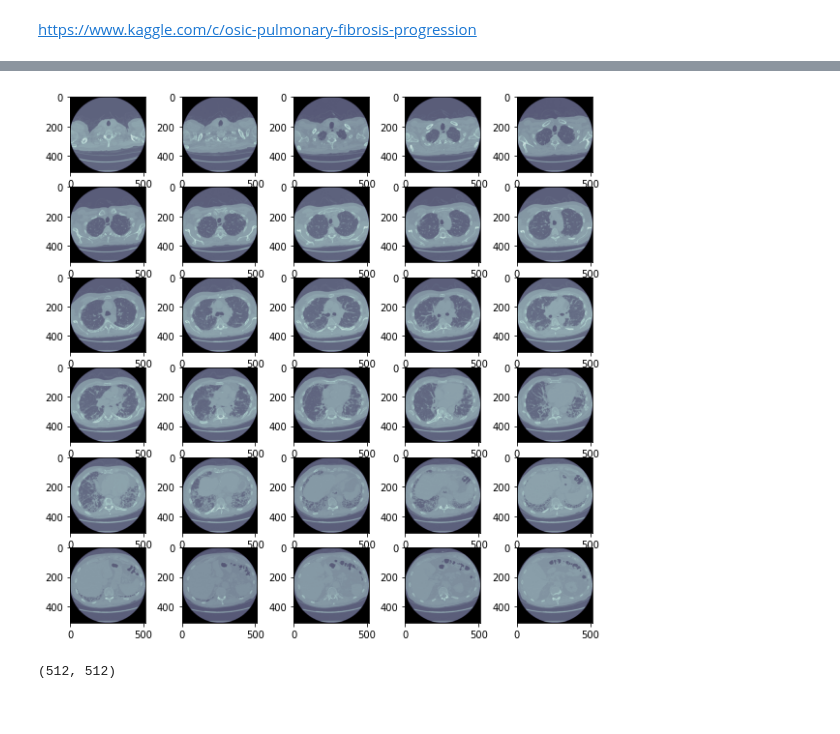
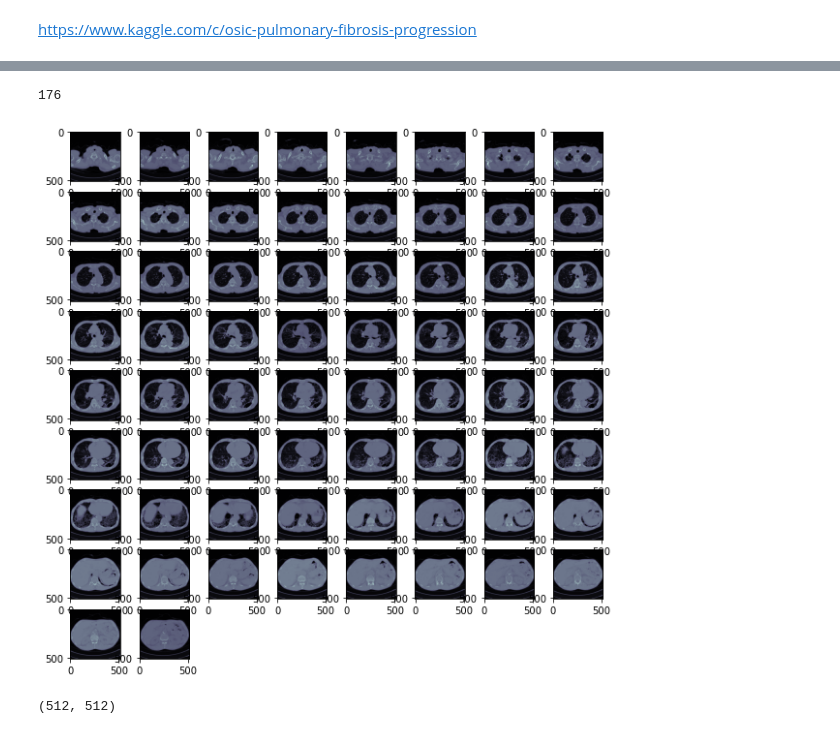
Before and after one commit to TUHaoMax/CV, a Jupyter notebook: OSIC.ipynb, the cells around one changed output, grey strips where cells are left out. Saved outputs shown, nothing was run; the diff lists cells and outputs as text; code cells hidden in the pictures.

```diff
--- a/OSIC.ipynb
+++ b/OSIC.ipynb
@@ -43,5 +69,9 @@ df_train
 # %%
 Patient_list= df_train["Patient"].unique()
+# %%
+len(Patient_list)
+# %% [output]
+176
 # %%
 def getDcms(patient):
     image_dir = 'train/'+patient
@@ -57,9 +87,9 @@ def getDcms(patient):
         plt.imshow(ds.pixel_array, cmap=plt.cm.bone)
     return dcms
 # %%
-list=getDcms(Patient_list[0])
+list=getDcms("ID00365637202296085035729")
 # %% [output]
-[figure, old version]
+[figure, new version]
 # %%
 list[0].shape
 # %% [output]
```
Also changed, not shown: parts of 4 cells of this notebook, 3 other files.
